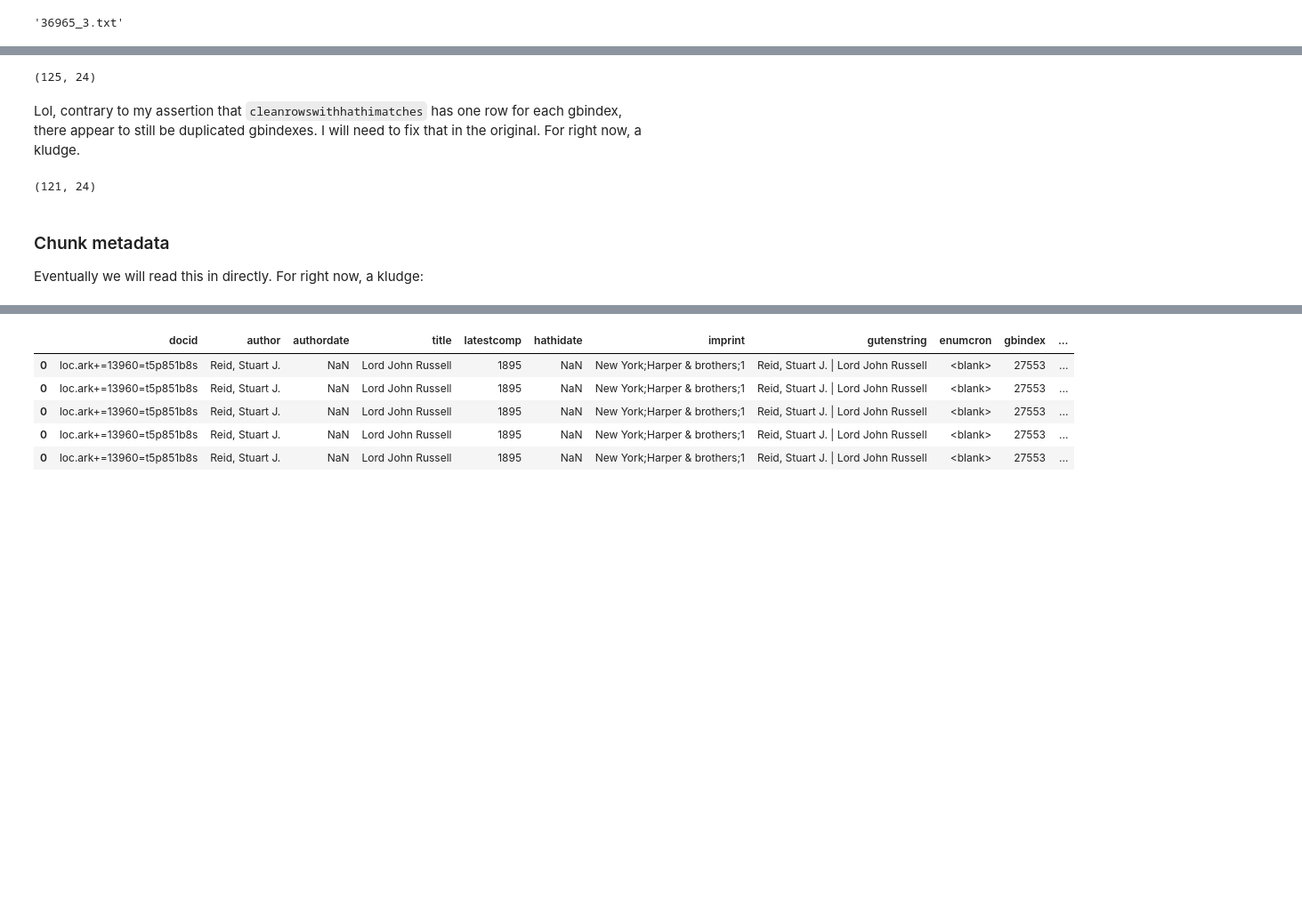
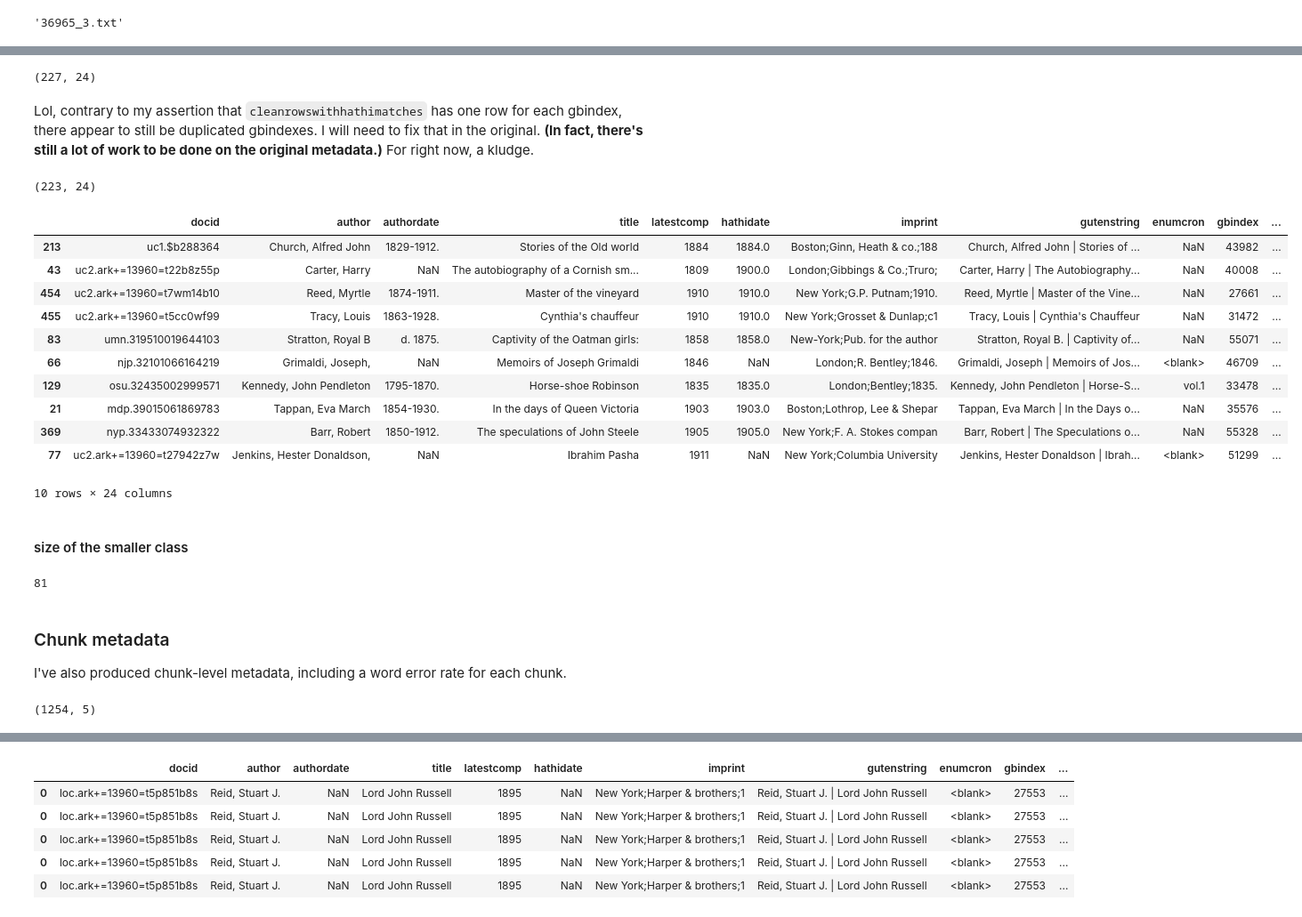
Before and after one commit to tedunderwood/nehuncertainty, a Jupyter notebook: analysis/first_analysis_template.ipynb, the cells around one changed output, grey strips where cells are left out. Shown: that part at 89% size. Cells and saved outputs as stored; diff of their text form; code cells hidden in the pictures; blank space fills up the shorter version.

````diff
--- a/analysis/first_analysis_template.ipynb
+++ b/analysis/first_analysis_template.ipynb
@@ -17,4 +25,4 @@ Eventually we will have detailed metadata for each "chunk" of a title, reporting
 
 Right now I haven't created that yet. So our strategy for getting metadata will be to import title-level metadata and then map it out to the chunks we observe, using the heuristic that each chunk is named according to the formula ```gbindex_chunknumber.```
 # %%
-metadata = pd.read_csv('../metadata/cleanrowswithhathimatches.tsv', sep = '\t')
+titlemeta = pd.read_csv('../metadata/cleanrowswithhathimatches.tsv', sep = '\t')
@@ -52,16 +82,42 @@ But only 121 separate titles.
 # %%
-ourtitles = metadata.loc[metadata['gbindex'].isin(gbset), : ]
+ourtitles = titlemeta.loc[titlemeta['gbindex'].isin(gbset), : ]
 ourtitles.shape
 # %% [output]
-(125, 24)
+(227, 24)
 # %% [markdown]
-Lol, contrary to my assertion that ```cleanrowswithhathimatches``` has one row for each gbindex, there appear to still be duplicated gbindexes. I will need to fix that in the original. For right now, a kludge.
+Lol, contrary to my assertion that ```cleanrowswithhathimatches``` has one row for each gbindex, there appear to still be duplicated gbindexes. I will need to fix that in the original. **(In fact, there's still a lot of work to be done on the original metadata.)** For right now, a kludge.
 # %%
 ourtitles = ourtitles.drop_duplicates(subset = 'gbindex')
 ourtitles.shape
 # %% [output]
-(121, 24)
+(223, 24)
-# %% [markdown]
-### Chunk metadata
-
-Eventually we will read this in directly. For  right now, a kludge:
+# %%
+ourtitles.sample(10)
+# %% [output]
+|  | docid | author | authordate | title | latestcomp | hathidate | imprint | gutenstring | enumcron | gbindex | ... |
+| 213 | uc1.$b288364 | Church, Alfred John | 1829-1912. | Stories of the Old world | 1884 | 1884.0 | Boston;Ginn, Heath & co.;188 | Church, Alfred John | Stories of ... | NaN | 43982 | ... |
+| 43 | uc2.ark+=13960=t22b8z55p | Carter, Harry | NaN | The autobiography of a Cornish sm... | 1809 | 1900.0 | London;Gibbings & Co.;Truro; | Carter, Harry | The Autobiography... | NaN | 40008 | ... |
+| 454 | uc2.ark+=13960=t7wm14b10 | Reed, Myrtle | 1874-1911. | Master of the vineyard | 1910 | 1910.0 | New York;G.P. Putnam;1910. | Reed, Myrtle | Master of the Vine... | NaN | 27661 | ... |
+| 455 | uc2.ark+=13960=t5cc0wf99 | Tracy, Louis | 1863-1928. | Cynthia's chauffeur | 1910 | 1910.0 | New York;Grosset & Dunlap;c1 | Tracy, Louis | Cynthia's Chauffeur | NaN | 31472 | ... |
+| 83 | umn.319510019644103 | Stratton, Royal B | d. 1875. | Captivity of the Oatman girls: | 1858 | 1858.0 | New-York;Pub. for the author | Stratton, Royal B. | Captivity of... | NaN | 55071 | ... |
+| 66 | njp.32101066164219 | Grimaldi, Joseph, | NaN | Memoirs of Joseph Grimaldi | 1846 | NaN | London;R. Bentley;1846. | Grimaldi, Joseph | Memoirs of Jos... | <blank> | 46709 | ... |
+| 129 | osu.32435002999571 | Kennedy, John Pendleton | 1795-1870. | Horse-shoe Robinson | 1835 | 1835.0 | London;Bentley;1835. | Kennedy, John Pendleton | Horse-S... | vol.1 | 33478 | ... |
+| 21 | mdp.39015061869783 | Tappan, Eva March | 1854-1930. | In the days of Queen Victoria | 1903 | 1903.0 | Boston;Lothrop, Lee & Shepar | Tappan, Eva March | In the Days o... | NaN | 35576 | ... |
+| 369 | nyp.33433074932322 | Barr, Robert | 1850-1912. | The speculations of John Steele | 1905 | 1905.0 | New York;F. A. Stokes compan | Barr, Robert | The Speculations o... | NaN | 55328 | ... |
+| 77 | uc2.ark+=13960=t27942z7w | Jenkins, Hester Donaldson, | NaN | Ibrahim Pasha | 1911 | NaN | New York;Columbia University | Jenkins, Hester Donaldson | Ibrah... | <blank> | 51299 | ... |
+10 rows × 24 columns
+# %% [markdown]
+#### size of the smaller class
+# %%
+sum(ourtitles.authgender == 'f')
+# %% [output]
+81
+# %% [markdown]
+### Chunk metadata
+
+I've also produced chunk-level metadata, including a word error rate for each chunk.
+# %%
+chunkmeta = pd.read_csv('../metadata/chunks_w_error_rates.tsv', sep = '\t')
+chunkmeta.shape
+# %% [output]
+(1254, 5)
````
Also changed, not shown: parts of 33 cells of this notebook, 1 other file.
